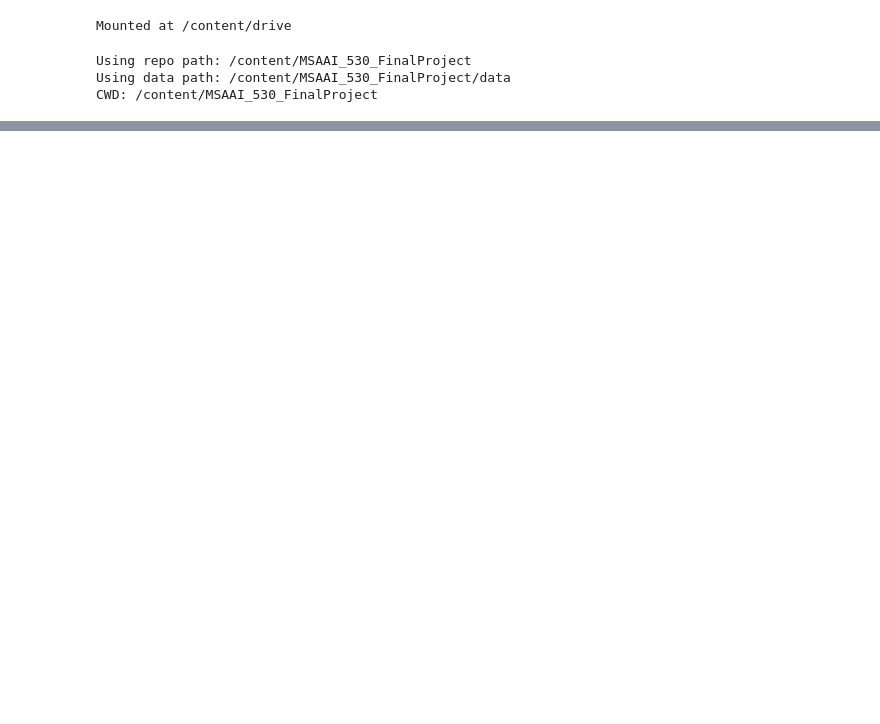
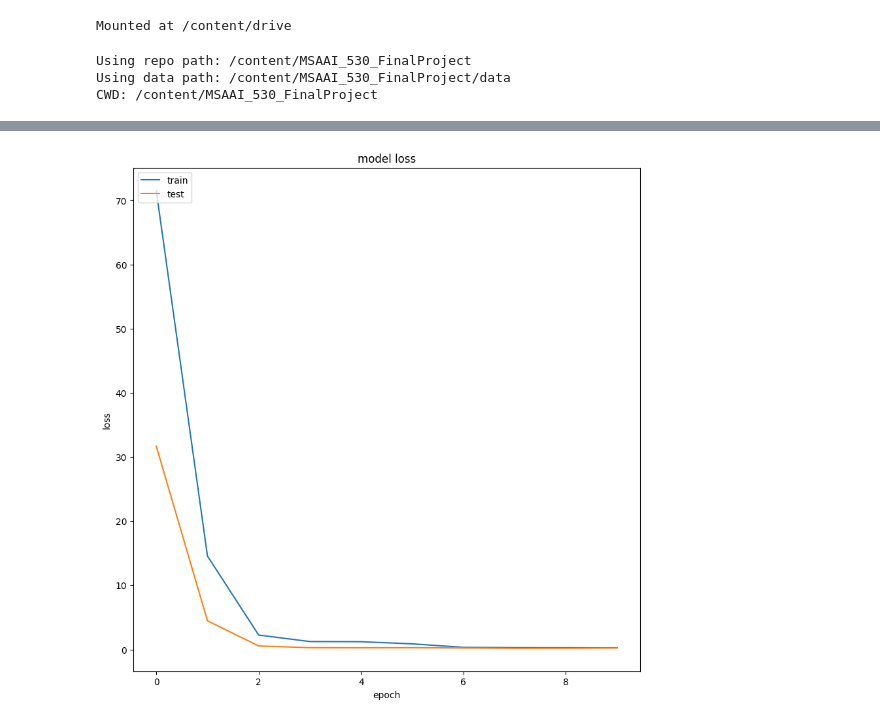
Before and after one commit to aladenisun/MSAAI_530_FinalProject, a Jupyter notebook: notebooks/lstm_model.ipynb, the cells around one changed output, grey strips where cells are left out. Drawn from its saved outputs; the diff is of its cells as text; code cells hidden in the pictures; blank space fills up the shorter version.

Commit message:
Create LSTM model for forecasting R1 and R2 sensor data

```diff
--- a/notebooks/lstm_model.ipynb
+++ b/notebooks/lstm_model.ipynb
@@ -106,0 +116,25 @@ print(val_scaled.shape)
+# %%
+seq_length = 30   # use last 30 timesteps to predict next step
+horizon = 5     # predict next 5 steps ahead
+
+target_idx = [feature_cols.index(c) for c in target_cols]
+
+def create_sequences(data, seq_length, horizon, target_idx):
+    """
+    data: np.array shape (T, num_features)
+    returns:
+      X: (N, seq_length, num_features)
+      y: (N, len(target_idx)) predicting next step targets
+    """
+    X, y = [], []
+    T = len(data)
+    for i in range(seq_length, T - horizon + 1):
+        X.append(data[i - seq_length:i, :])
+        y.append(data[i + horizon - 1, target_idx])
+    return np.array(X), np.array(y)
+
+X_train, y_train = create_sequences(train_df.values, seq_length, horizon, target_idx)
+X_val,   y_val   = create_sequences(val_df.values,   seq_length, horizon, target_idx)
+
+print("X_train:", X_train.shape, "y_train:", y_train.shape)
+print("X_val:  ", X_val.shape,   "y_val:  ", y_val.shape)
@@ -106,0 +223,12 @@ print(val_scaled.shape)
+# %%
+# summarize history for Loss
+fig_acc = plt.figure(figsize=(10, 10))
+plt.plot(history.history['loss'])
+plt.plot(history.history['val_loss'])
+plt.title(("model loss"))
+plt.ylabel('loss')
+plt.xlabel('epoch')
+plt.legend(['train', 'test'], loc='upper left')
+plt.show()
+# %% [output]
+[figure, added]
```
Also changed, not shown: parts of 12 cells of this notebook.
